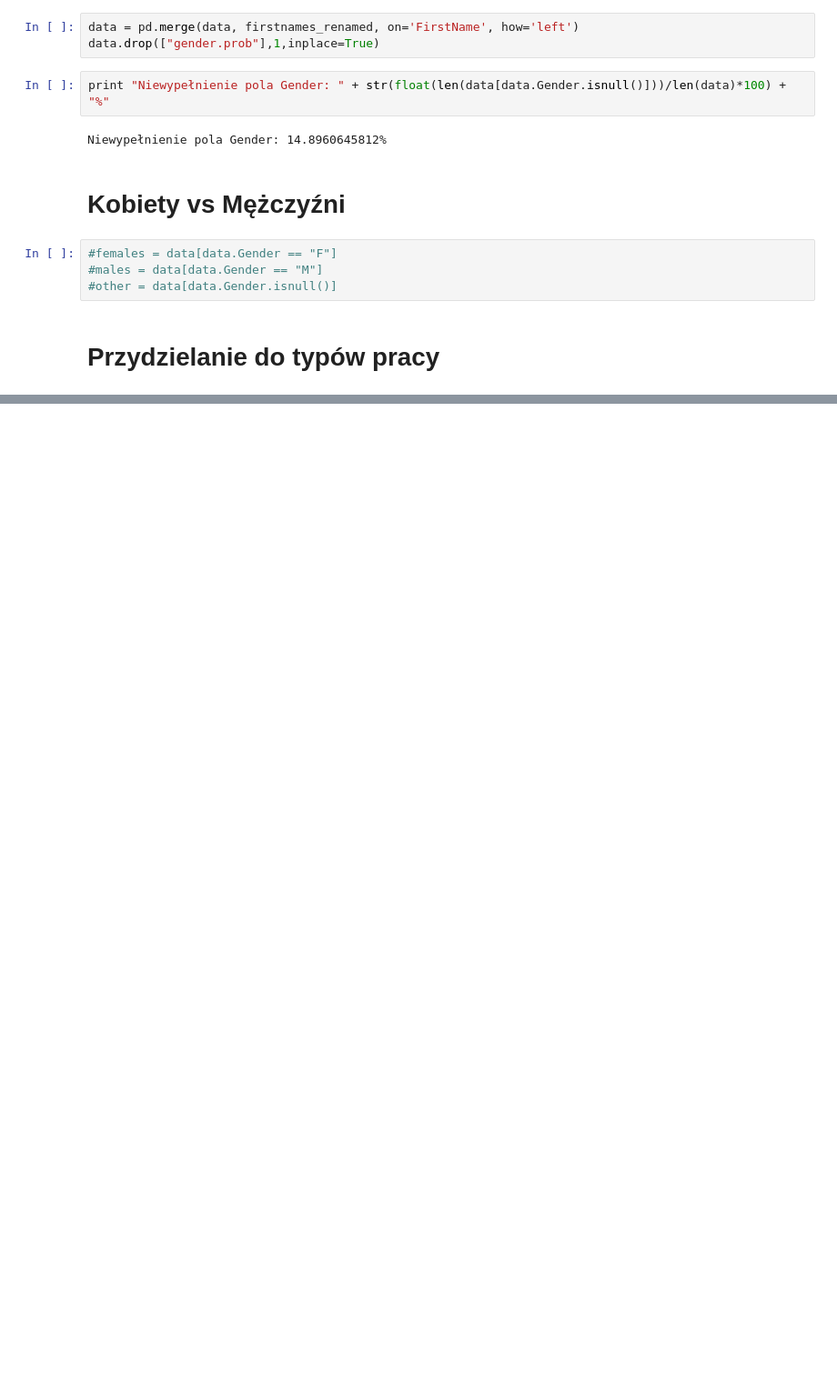
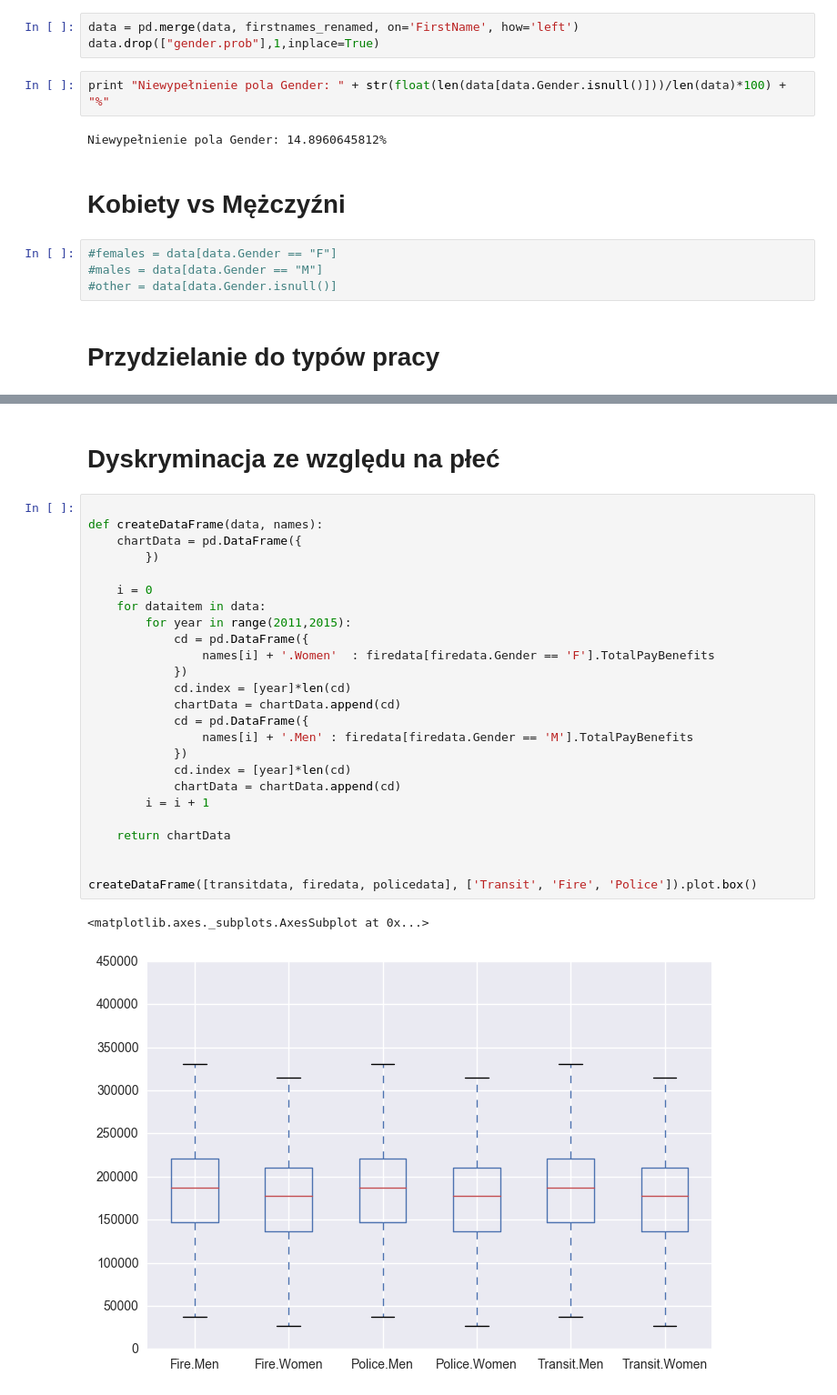
Before and after one commit to cocsackie/EKS, a Jupyter notebook: zespol38.ipynb, the cells around one changed output, grey strips where cells are left out. Shown: that part at 91% size. Cells and saved outputs as stored; diff of their text form; blank space fills up the shorter version.

```diff
--- a/zespol38.ipynb
+++ b/zespol38.ipynb
@@ -416,0 +456,30 @@ def worddist(p1, p2):
+# %% [markdown]
+# Dyskryminacja ze względu na płeć
+# %%
+
+def createDataFrame(data, names):
+    chartData = pd.DataFrame({
+        })
+
+    i = 0
+    for dataitem in data:
+        for year in range(2011,2015):
+            cd = pd.DataFrame({
+                names[i] + '.Women'  : firedata[firedata.Gender == 'F'].TotalPayBenefits
+            })
+            cd.index = [year]*len(cd)
+            chartData = chartData.append(cd)
+            cd = pd.DataFrame({
+                names[i] + '.Men' : firedata[firedata.Gender == 'M'].TotalPayBenefits
+            })
+            cd.index = [year]*len(cd)
+            chartData = chartData.append(cd)
+        i = i + 1
+
+    return chartData
+
+
+createDataFrame([transitdata, firedata, policedata], ['Transit', 'Fire', 'Police']).plot.box()
+# %% [output]
+<matplotlib.axes._subplots.AxesSubplot at 0x...>
+[figure, added]
```
Also changed, not shown: parts of 11 cells of this notebook.
